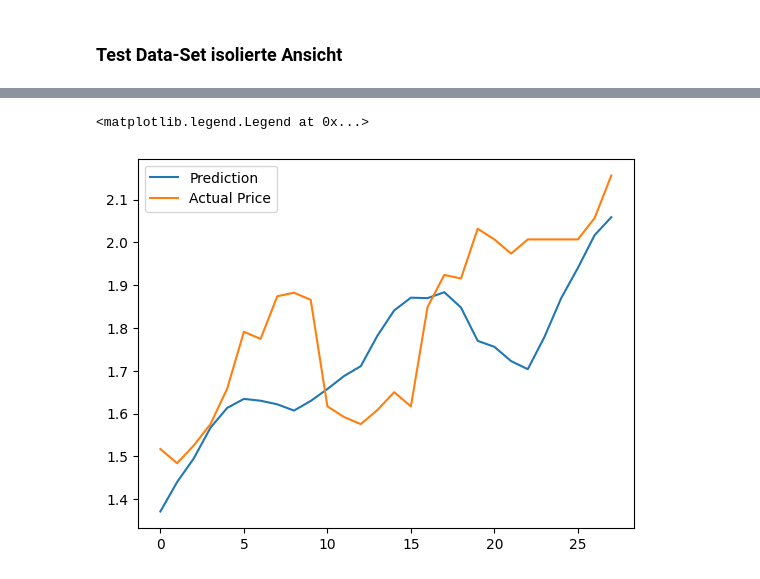
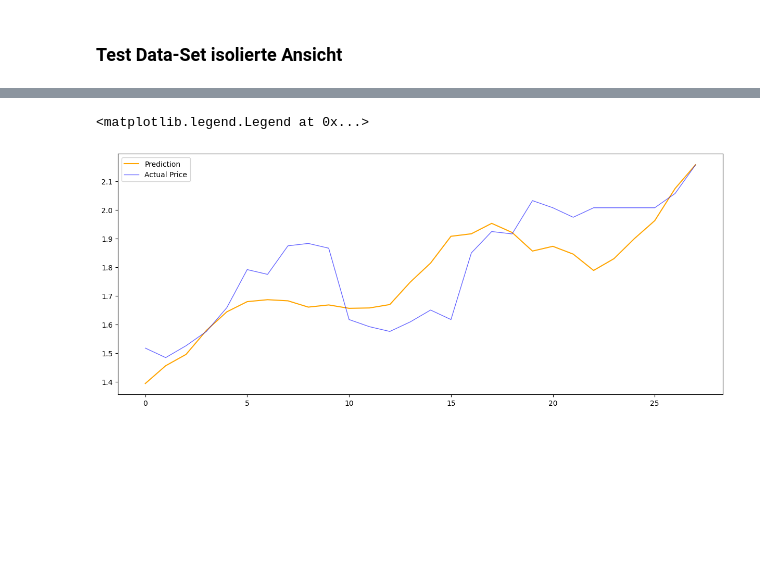
Before and after one commit to TechLabs-Ruhr/Food-price-forecast, a Jupyter notebook: ModelsAndDatasets/LSTM-Neural Nets/multivariate_LSTM scaled_grid_search.ipynb, the cells around one changed output, grey strips where cells are left out. Cells and saved outputs as stored; diff of their text form; code cells hidden in the pictures; blank space fills up the shorter version.

```diff
--- a/ModelsAndDatasets/LSTM-Neural Nets/multivariate_LSTM scaled_grid_search.ipynb
+++ b/ModelsAndDatasets/LSTM-Neural Nets/multivariate_LSTM scaled_grid_search.ipynb
@@ -210,7 +225,7 @@ model3.fit(X_train, y_train, epochs=600, validation_data = (X_val,y_val), batch_
 ### Lade beste Modelle aus Training
 # %%
 from tensorflow.keras.models import load_model
-model3 = load_model('model3/')
+model7 = load_model('model7/')
 # %% [markdown]
 ## Vorhersage & Performance
 # %%
@@ -277,7 +296,7 @@ plt.legend()
 # %% [markdown]
 ### Test Data-Set isolierte Ansicht
 # %%
-test_predictions = model3.predict(X_test).flatten() #Preis-Vorhersagen des Trainingsets
+test_predictions = model7.predict(X_test).flatten() #Preis-Vorhersagen des Trainingsets
 
 #Dictionary mit Preis-Vorhersagen und tatsächlichen Preisen des Trainingsets
 test_results = pd.DataFrame(data={'Test Predictions':test_predictions,'Actuals': y_test})
@@ -290,7 +309,8 @@ tf.keras.metrics.mean_absolute_percentage_error(test_results['Test Predictions']
 # %%
-plt.plot(test_results['Test Predictions'],label='Prediction')
-plt.plot(test_results['Actuals'],label='Actual Price')
+plt.figure(figsize=(15,6))
+plt.plot(test_results['Test Predictions'],label='Prediction',color = "orange")
+plt.plot(test_results['Actuals'],label='Actual Price',alpha=0.6, linewidth = 1.0, color ="b")
 plt.legend()
 # %% [output]
 <matplotlib.legend.Legend at 0x...>
-[figure, old version]
+[figure, new version]
```
Also changed, not shown: parts of 13 cells of this notebook.
